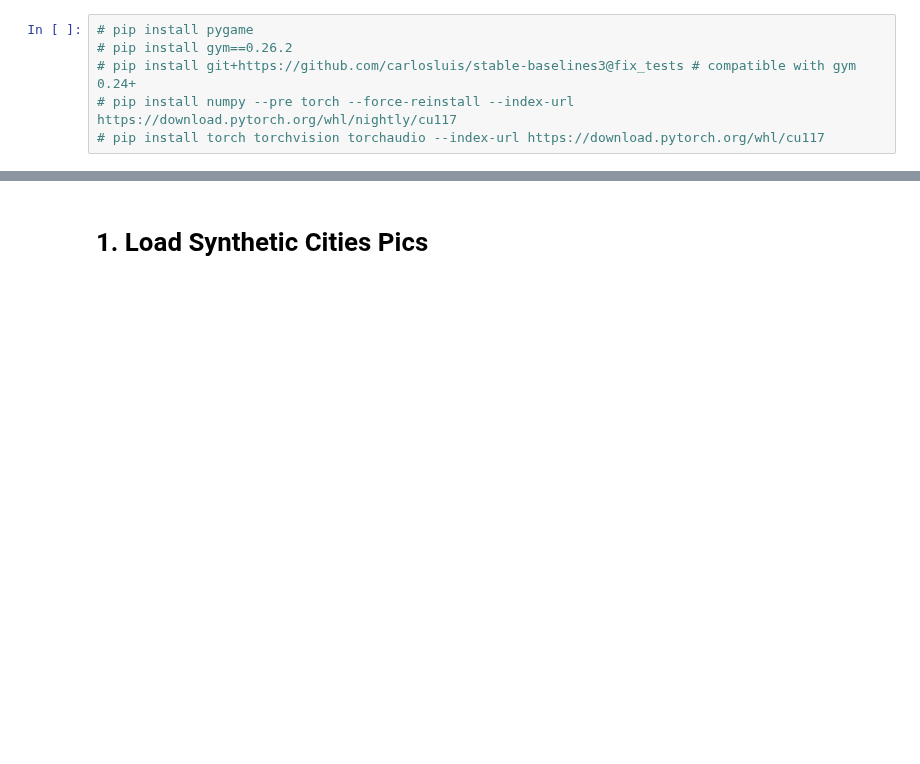
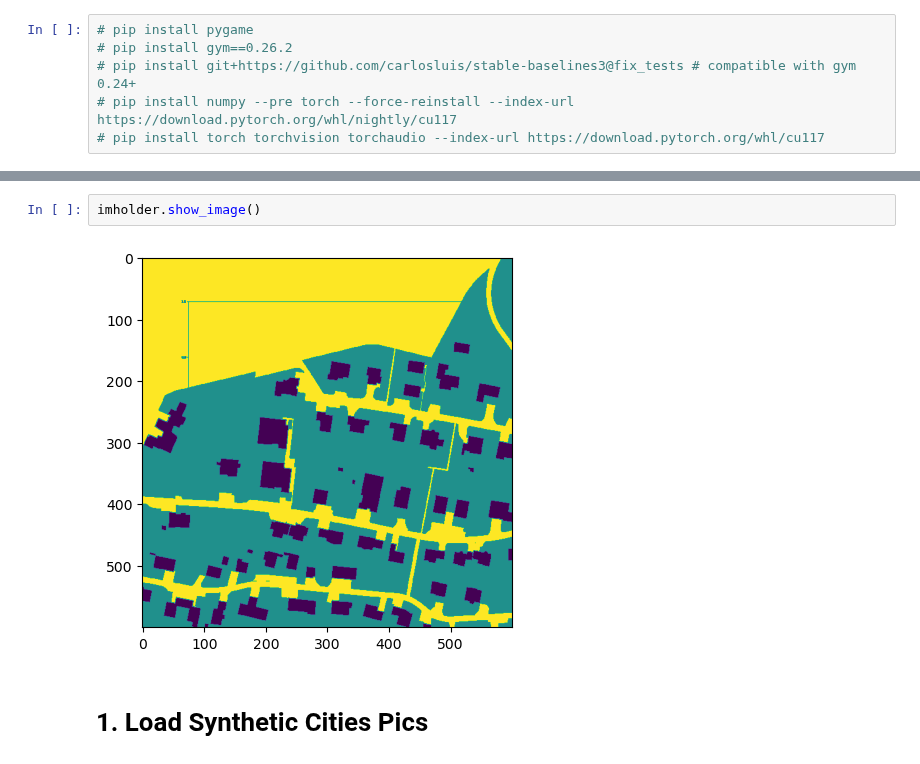
Before and after one commit to neithangurthang/SyntheticCities, a Jupyter notebook: notebooks/01 ReinforcementLearningExperiment.ipynb, the cells around one changed output, grey strips where cells are left out. Saved outputs shown, nothing was run; the diff lists cells and outputs as text; blank space fills up the shorter version.

```diff
--- a/notebooks/01 ReinforcementLearningExperiment.ipynb
+++ b/notebooks/01 ReinforcementLearningExperiment.ipynb
@@ -72,3 +92,7 @@ LR = 1e-4
+# %%
+imholder.show_image()
+# %% [output]
+[figure, added]
 # %% [markdown]
 # 1. Load Synthetic Cities Pics
 # %%
```
Also changed, not shown: parts of 5 cells of this notebook, 2 other files.
